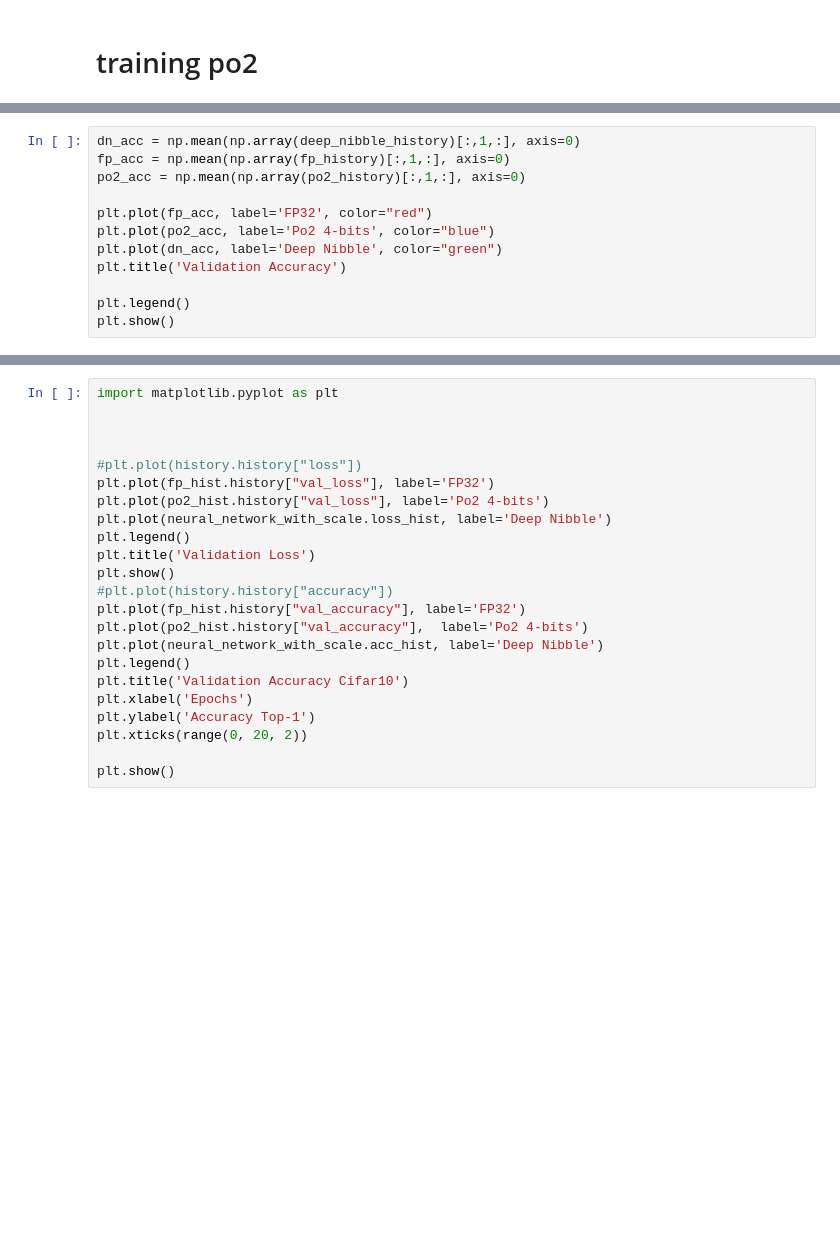
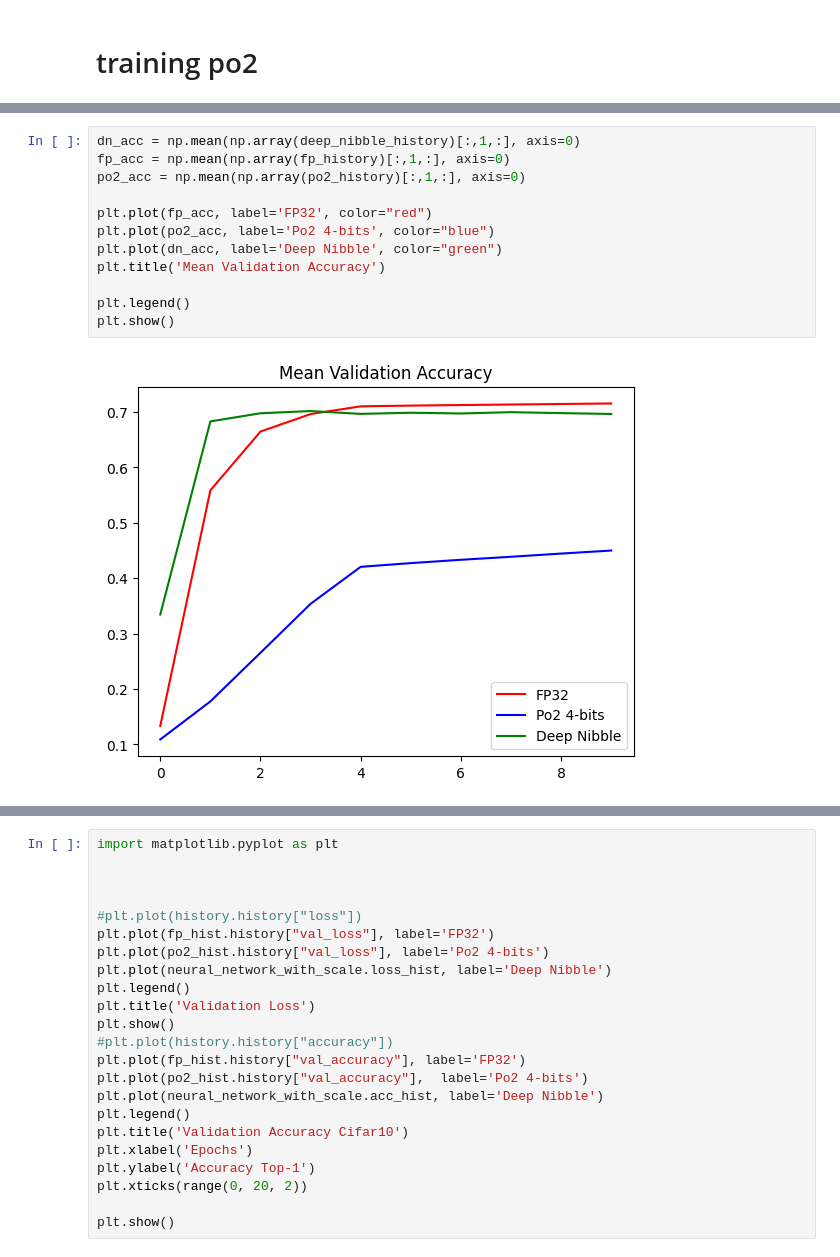
Before and after one commit to georgenardes/deep_nibble_dnn, a Jupyter notebook: deep_nibble.ipynb, the cells around one changed output, grey strips where cells are left out. Drawn from its saved outputs; the diff is of its cells as text; blank space fills up the shorter version.

```diff
--- a/deep_nibble.ipynb
+++ b/deep_nibble.ipynb
@@ -178,15 +267,17 @@ plt.show()
 # %%
 dn_acc = np.mean(np.array(deep_nibble_history)[:,1,:], axis=0)
 fp_acc = np.mean(np.array(fp_history)[:,1,:], axis=0)
 po2_acc = np.mean(np.array(po2_history)[:,1,:], axis=0)
 
 plt.plot(fp_acc, label='FP32', color="red")
 plt.plot(po2_acc, label='Po2 4-bits', color="blue")
 plt.plot(dn_acc, label='Deep Nibble', color="green")
-plt.title('Validation Accuracy')
+plt.title('Mean Validation Accuracy')
 
 plt.legend()
 plt.show()
+# %% [output]
+[figure, added]
 # %%
 print(np.max(fp_acc))
 print(np.max(dn_acc))
```
Also changed, not shown: parts of 10 cells of this notebook, 4 other files.
